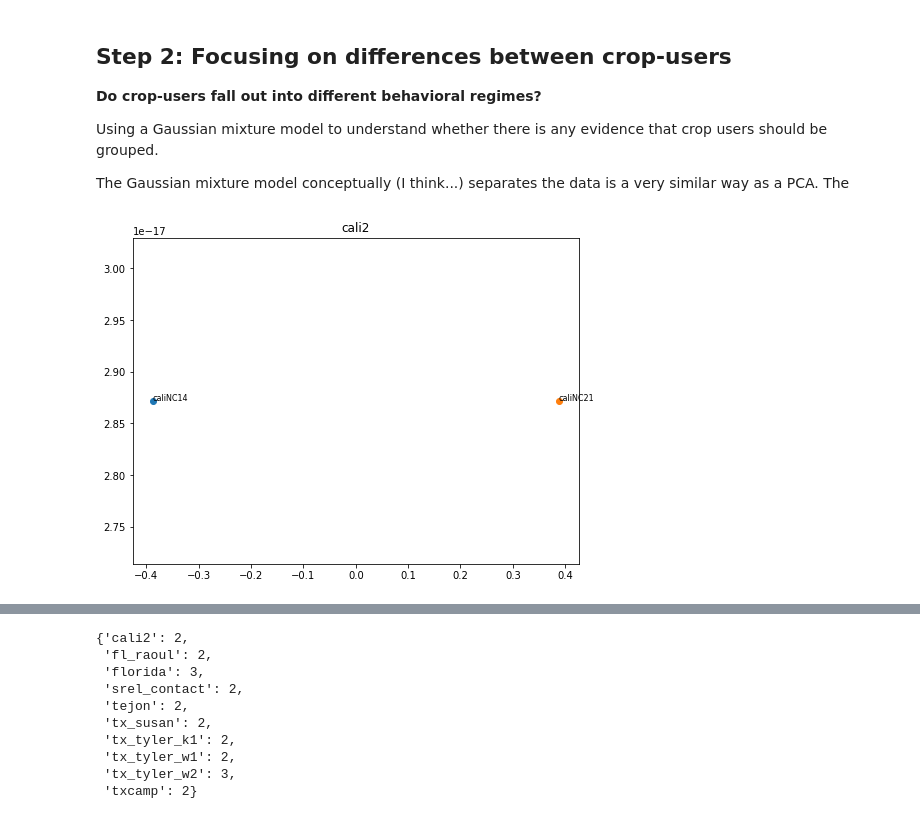
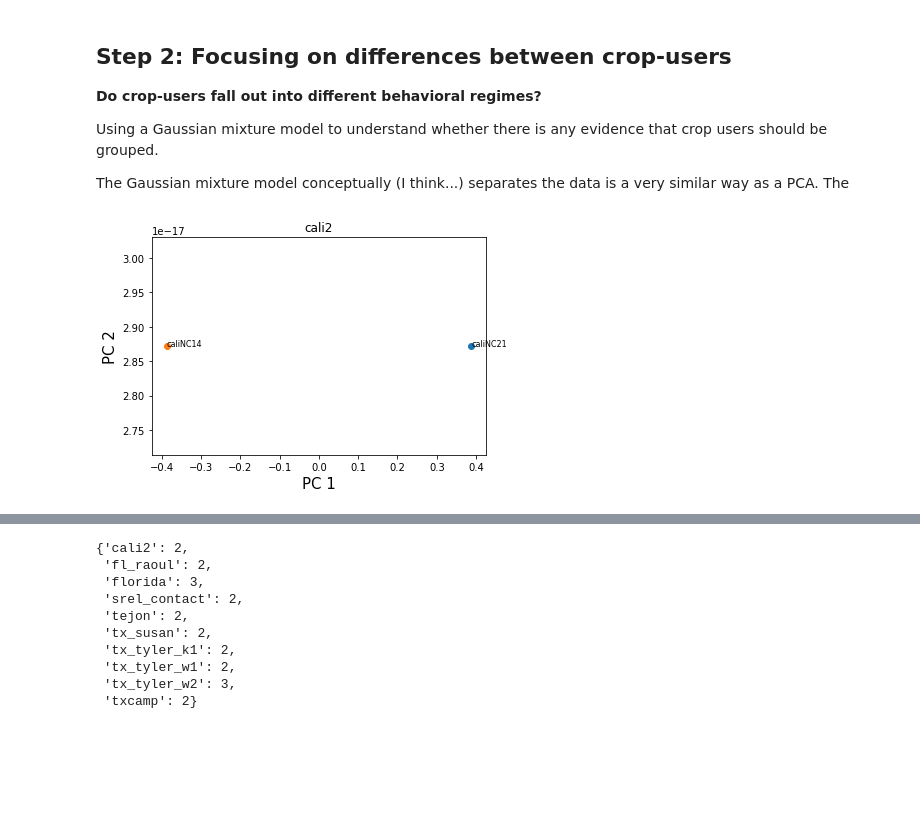
Before and after one commit to mqwilber/rsf_swine, a Jupyter notebook: code/Cluster_analysis.ipynb, the cells around one changed output, grey strips where cells are left out. Cells and saved outputs as stored; diff of their text form; code cells hidden in the pictures; blank space fills up the shorter version.

```diff
--- a/code/Cluster_analysis.ipynb
+++ b/code/Cluster_analysis.ipynb
@@ -108,6 +157,8 @@ for study in studynames:
             rfresults[study].append((rffit, vnames, y))
 # %%
 from sklearn.metrics import roc_auc_score
+
+toptwo = []
 for study in rfresults.keys():
 
     oob_scores = [est.oob_score_ for est, vnames, y in rfresults[study]]
@@ -121,7 +172,10 @@ for study in rfresults.keys():
         # ROC curve characteristics
 
         fig, ax = plt.subplots(1, 1, figsize=(8, 6))
-        pd.Series(est.feature_importances_, index=vnames).sort_values().plot(kind="bar", ax=ax, color="grey")
+        imp = pd.Series(est.feature_importances_, index=vnames).sort_values(ascending=False)
+        imp = pd.DataFrame(imp).assign(study=study).reset_index(drop=False)
+        toptwo.append(imp.loc[:1])
+        pd.Series(est.feature_importances_, index=vnames).sort_values(ascending=False).plot(kind="bar", ax=ax, color="grey")
         ax.tick_params(labelsize=10)
         ax.set_title(study)
         ax.text(0.5, 0.9, "All OOB score: {0}\nPercent crop users: {1:.2f}\nAll ROC scores {2}".format(np.round(oob_scores, decimals=2), np.sum(y == 1) / len(y), np.round(roc_scores, decimals=2)), ha="center", transform=ax.transAxes)
@@ -141,6 +226,17 @@ for study in studynames:
     fig, ax = plt.subplots(1, 1, figsize=(5, 4))
     studydt = joindt[1][joindt[1].study == study].reset_index()
     a = studydt[['crw_morning', 'crw_evening', 'crw_midday', 'cropuser', 'pigID']].melt(id_vars=['pigID', 'cropuser'], var_name="coef")
-    sns.boxplot(x='coef', y='value', hue="cropuser", data=a, order=['crw_morning', 'crw_midday', 'crw_evening'])
+
+    a.loc[a.coef == "crw_morning", "coef"] = "morning"
+    a.loc[a.coef == "crw_evening", "coef"] = "evening"
+    a.loc[a.coef == "crw_midday", "coef"] = "midday"
+
+    ax = sns.boxplot(x='coef', y='value', hue="cropuser", data=a,
+                                 order=['morning', 'midday', 'evening'])
     ax.set_title(study)
+    ax.set_ylabel("Amount of directional movement", size=15)
+    ax.set_xlabel("")
+
+    if study =="florida" or study == "txcamp" or study == "srel_contact":
+        plt.savefig("../docs/presentations/images/{0}_crw.pdf".format(study), bbox_inches="tight")
 # %% [output]
@@ -186,32 +282,61 @@ for study in studynames:
 
     # Fit a range of Gaussian mixture models
     if len(X) > 0:
 
         if len(X) > 2:
             num_comp = range(1, 4) # Three groups
         else:
             num_comp = range(1, 3) # Only 2 groups
 
         # PCA the data
         Xpca = X.values #PCA().fit_transform(X.values)
+        pca = PCA()
+        pcafit = pca.fit(X.values)
         Xpca2 = PCA().fit_transform(X.values)
 
         # 50 random starts to get the best initialization. The starting values matter!
         estimators = [mixture.GaussianMixture(n_components=nc, n_init=50, max_iter=1000) for nc in num_comp]
         fits = [est.fit(Xpca) for est in estimators]
         bics = [fit.bic(Xpca) for fit in fits]
         labels = [fit.predict(Xpca) for fit in fits]
         mix_res[study] = (fits, bics, labels)
         Xy_res[study] = (X, labels)
 
         # Plot the labels in PCA space
-        fig, ax = plt.subplots(1, 1, figsize=(8, 6))
+        fig, ax = plt.subplots(1, 1, figsize=(6, 4))
         ax.plot(Xpca2[labels[1] == 1, 0], Xpca2[labels[1] == 1, 1], 'o')
         ax.plot(Xpca2[labels[1] == 0, 0], Xpca2[labels[1] == 0, 1], 'o')
 
         for i in range(len(X)):
             ax.text(Xpca2[i, 0], Xpca2[i, 1], X.reset_index().pigID[i], size=8)
 
         ax.set_title(study)
+        ax.set_ylabel("PC 2", size=15)
+        ax.set_xlabel("PC 1", size=15)
+
+        if study in ["srel_contact", "tx_tyler_k1"]:
+            plt.savefig("../docs/presentations/images/{0}_groups.pdf".format(study), bbox_inches="tight")
+
+        if not (study in ["tejon", "cali2"]):
+            xs = Xpca2[:, 0]
+            ys = Xpca2[:, 1]
+
+            xvector = pcafit.components_[0]
+            yvector = pcafit.components_[1]
+            grad = np.hstack((xvector[:, np.newaxis], yvector[:, np.newaxis]))
+            gradsize = np.diag(np.dot(grad, grad.T))
+            maxinds = np.argsort(gradsize)[-3:]
+
+            for i in range(len(xvector)):
+                # arrows project features (ie columns from csv) as vectors onto PC axes
+                ax.arrow(0, 0, xvector[i]*max(xs), yvector[i]*max(ys),
+                                    width=0.0005, head_width=0.0025)
+
+                if i in list(maxinds):
+                    ax.text(xvector[i]*max(xs)*1.2, yvector[i]*max(ys)*1.2,
+                         list(X.columns.values)[i], color='r')
+
+        if study in ["srel_contact", "tx_tyler_k1"]:
+           plt.savefig("../docs/presentations/images/{0}_groups_vector.pdf".format(study), bbox_inches="tight")
 # %% [output]
-[figure, old version]
+[figure, new version]
```
Also changed, not shown: parts of 19 cells of this notebook, 6 other files.
